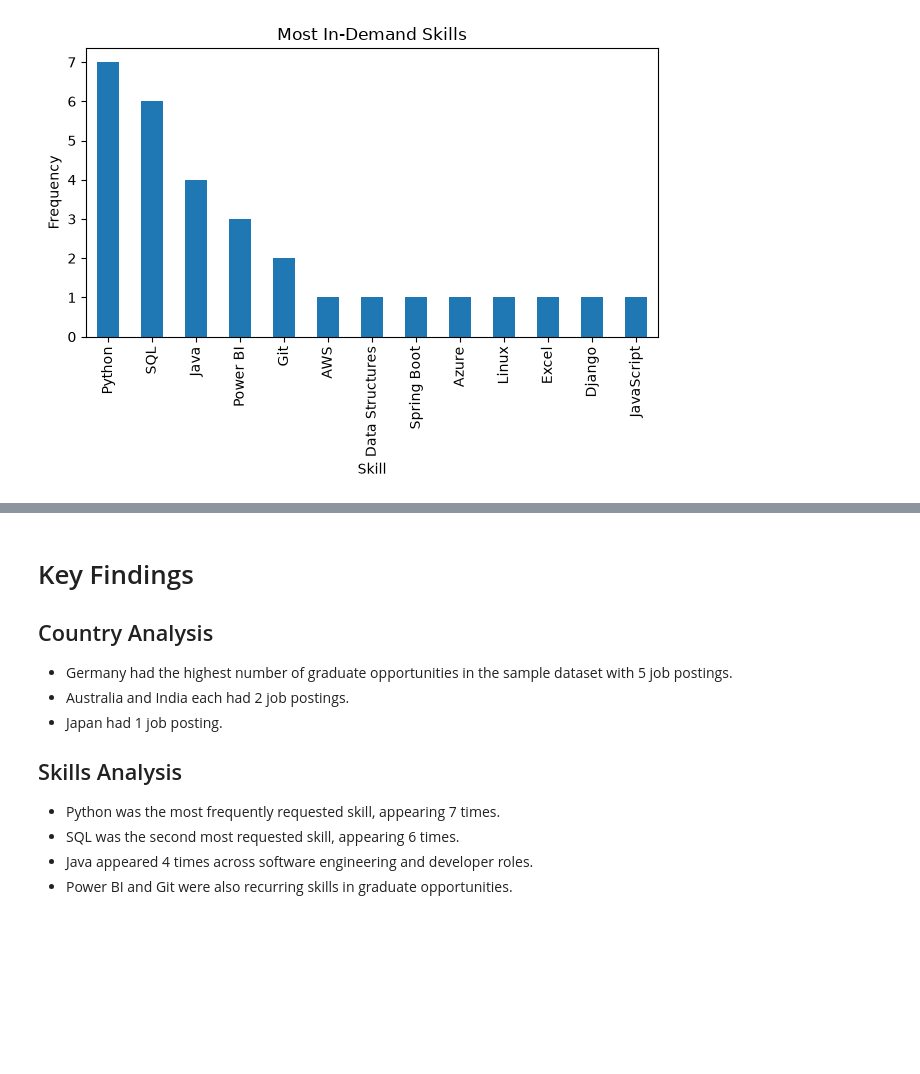
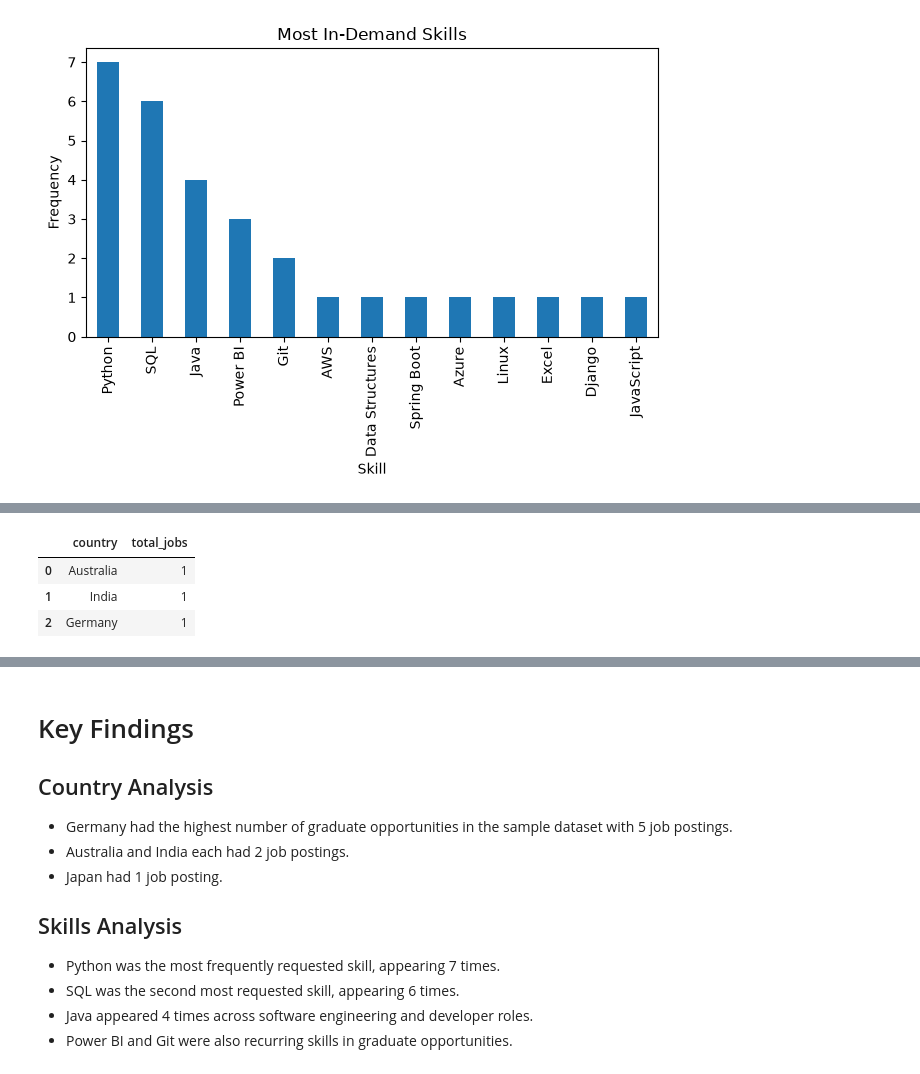
Before and after one commit to nihararajith/Global-Graduate-Opportunities-Tracker, a Jupyter notebook: notebooks/job_market_analysis.ipynb, the cells around one changed output, grey strips where cells are left out. Cells and saved outputs as stored; diff of their text form; code cells hidden in the pictures; blank space fills up the shorter version.

```diff
--- a/notebooks/job_market_analysis.ipynb
+++ b/notebooks/job_market_analysis.ipynb
@@ -102,0 +152,18 @@ plt.show()
+# %%
+query = """
+SELECT
+    country,
+    COUNT(*) AS total_jobs
+FROM graduate_jobs
+GROUP BY country
+ORDER BY total_jobs DESC
+"""
+
+country_df = pd.read_sql(query, connection)
+
+country_df
+# %% [output]
+|  | country | total_jobs |
+| 0 | Australia | 1 |
+| 1 | India | 1 |
+| 2 | Germany | 1 |
```
Also changed, not shown: parts of 3 cells of this notebook, 1 other file.
